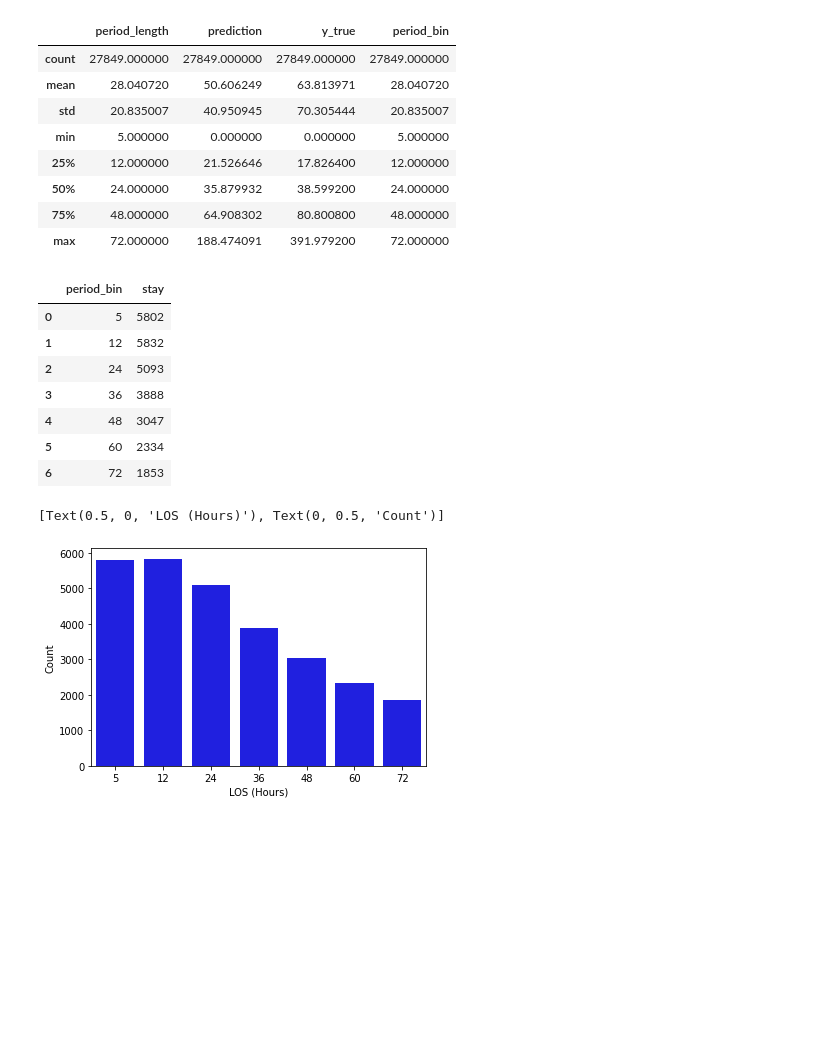
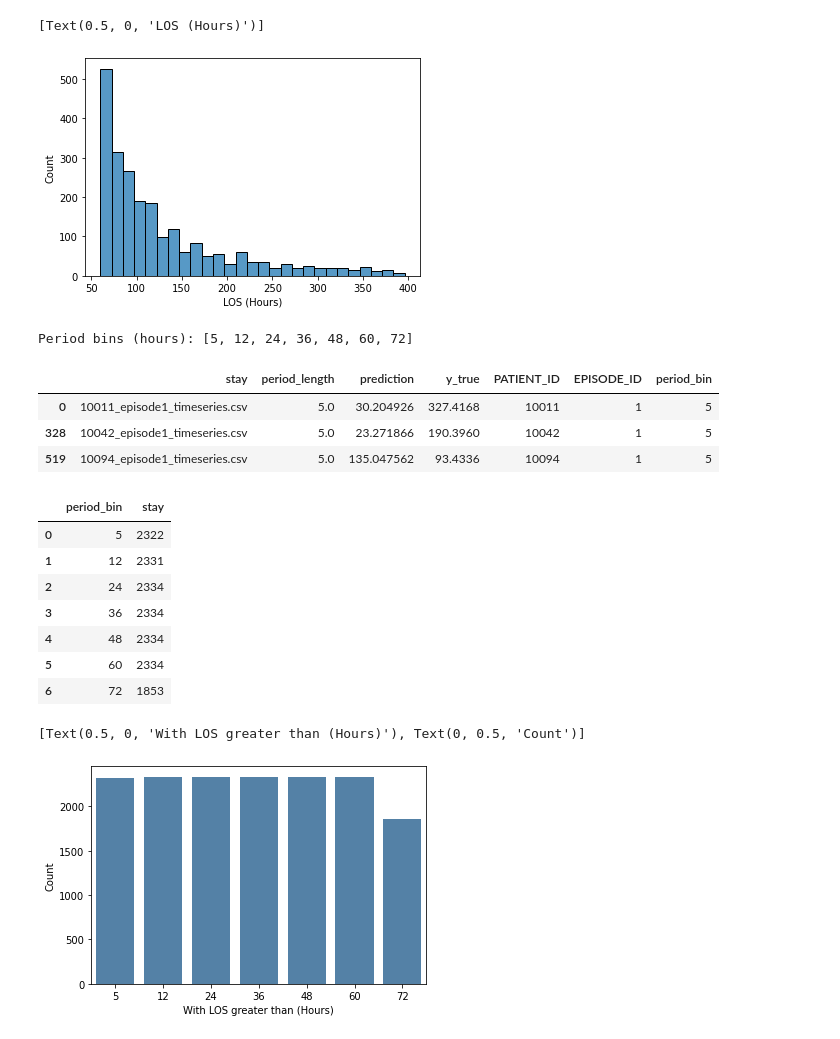
Before and after one commit to PNilayam/CS598_DLH, a Jupyter notebook: notebooks/metrics-exploration-01.ipynb, the cells around one changed output. Cells and saved outputs as stored; diff of their text form; code cells hidden in the pictures; blank space fills up the shorter version.

```diff
--- a/notebooks/metrics-exploration-01.ipynb
+++ b/notebooks/metrics-exploration-01.ipynb
@@ -31,0 +33,4 @@ df.describe(include="all")
+# %%
+# Add patient to the table
+df["PATIENT_ID"] = df["stay"].apply(lambda x: int(re.findall(r'[0-9]+_', x)[0][:-1]))
+df["EPISODE_ID"] = df["stay"].apply(lambda x: int(re.findall(r'episode[0-9]+_', x)[-1][7:-1]))
@@ -60,0 +79,5 @@ max       396.000000
+# %%
+# Filter only those patiencts that have stay longer than ~ 1 std dev = 60
+stay_df = stay_df[stay_df.period_length >= 60]
+print(stay_df.describe())
+df = df.merge(stay_df[["stay"]], how="inner", left_on="stay", right_on="stay")
@@ -61,4 +94,11 @@ max       396.000000
+# %%
+fig = sn.histplot(data=stay_df, x="period_length") #, stat="probability")
+fig.set(xlabel='LOS (Hours)')
+# %% [output]
+[Text(0.5, 0, 'LOS (Hours)')]
+[figure, added]
 # %%
+# Slice the data by period snapshots and test at each interval
 df_list = []
 
 period_df = df[df.period_length <= period_bins[0]].copy()
@@ -71,35 +111,33 @@ for bin in period_bins[1:]:
     df_list.append(period_df)
 
 period_df = pd.concat(df_list)
-period_df.describe()
+print(f"Period bins (hours): {period_bins}")
+period_df.head(3)
 # %% [output]
+Period bins (hours): [5, 12, 24, 36, 48, 60, 72]
-|  | period_length | prediction | y_true | period_bin |
-| count | 27849.000000 | 27849.000000 | 27849.000000 | 27849.000000 |
-| mean | 28.040720 | 50.606249 | 63.813971 | 28.040720 |
-| std | 20.835007 | 40.950945 | 70.305444 | 20.835007 |
-| min | 5.000000 | 0.000000 | 0.000000 | 5.000000 |
-| 25% | 12.000000 | 21.526646 | 17.826400 | 12.000000 |
-| 50% | 24.000000 | 35.879932 | 38.599200 | 24.000000 |
-| 75% | 48.000000 | 64.908302 | 80.800800 | 48.000000 |
-| max | 72.000000 | 188.474091 | 391.979200 | 72.000000 |
+|  | stay | period_length | prediction | y_true | PATIENT_ID | EPISODE_ID | period_bin |
+| 0 | 10011_episode1_timeseries.csv | 5.0 | 30.204926 | 327.4168 | 10011 | 1 | 5 |
+| 328 | 10042_episode1_timeseries.csv | 5.0 | 23.271866 | 190.3960 | 10042 | 1 | 5 |
+| 519 | 10094_episode1_timeseries.csv | 5.0 | 135.047562 | 93.4336 | 10094 | 1 | 5 |
 # %%
 period_group_df = period_df.groupby("period_bin", as_index=False)["stay"].count()
 period_group_df.head(10)
 # %% [output]
 |  | period_bin | stay |
-| 0 | 5 | 5802 |
-| 1 | 12 | 5832 |
-| 2 | 24 | 5093 |
-| 3 | 36 | 3888 |
-| 4 | 48 | 3047 |
+| 0 | 5 | 2322 |
+| 1 | 12 | 2331 |
+| 2 | 24 | 2334 |
+| 3 | 36 | 2334 |
+| 4 | 48 | 2334 |
 | 5 | 60 | 2334 |
 | 6 | 72 | 1853 |
 # %%
-fig = sn.barplot(data=period_group_df, x="period_bin", y="stay", color="blue")
-fig.set(xlabel='LOS (Hours)', ylabel='Count')
+# All our samples have length of stay greater than 60 and most greater than 72
+fig = sn.barplot(data=period_group_df, x="period_bin", y="stay", color="steelblue")
+fig.set(xlabel='With LOS greater than (Hours)', ylabel='Count')
 # %% [output]
-[Text(0.5, 0, 'LOS (Hours)'), Text(0, 0.5, 'Count')]
+[Text(0.5, 0, 'With LOS greater than (Hours)'), Text(0, 0.5, 'Count')]
-[figure, old version]
+[figure, new version]
 # %%
 for bin in period_bins:
     metric_df = period_df[period_df.period_bin == bin].copy()
```
Also changed, not shown: parts of 13 cells of this notebook, 1 other file.
